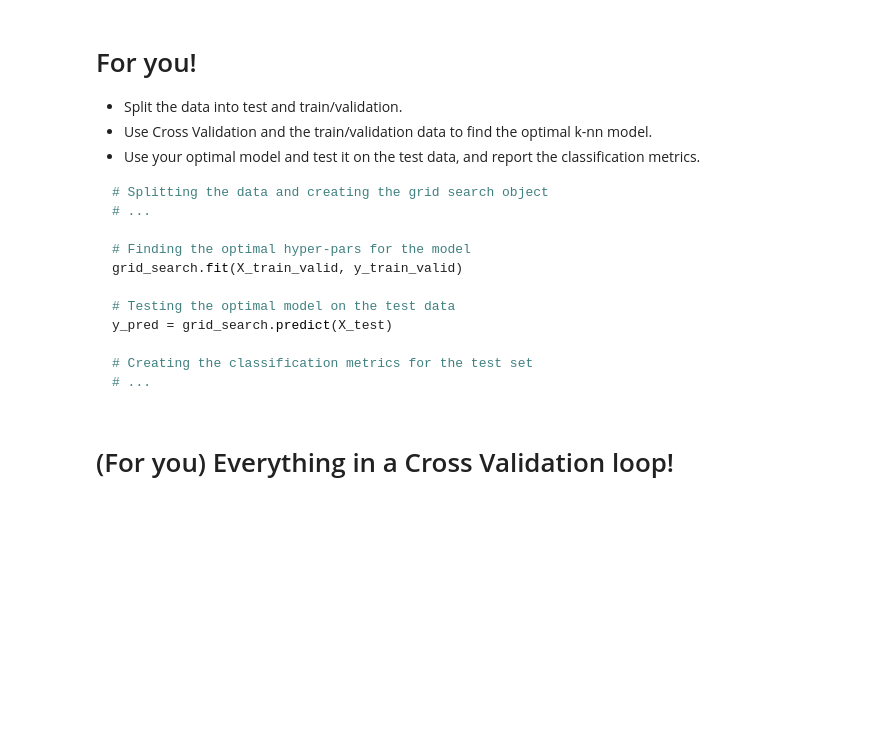
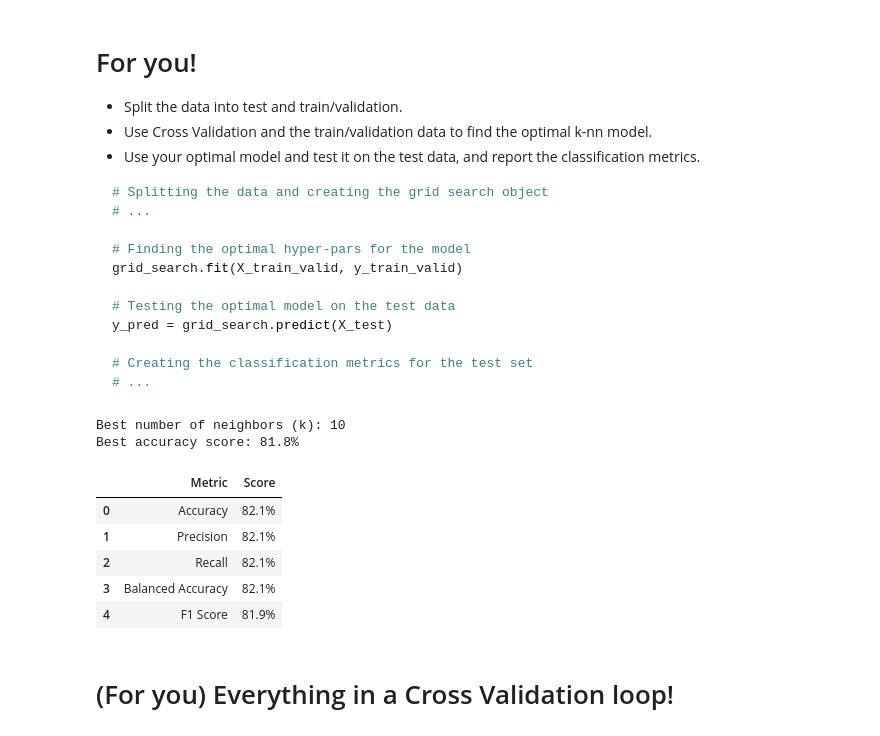
Before and after one commit to SCAI-Lab/ai_rehab_hc_2024, a Jupyter notebook: Tutorials/course_ai_rehab_hc_2024_tutorial_4.ipynb, the cells around one changed output. Saved outputs shown, nothing was run; the diff lists cells and outputs as text; code cells hidden in the pictures; blank space fills up the shorter version.

```diff
--- a/Tutorials/course_ai_rehab_hc_2024_tutorial_4.ipynb
+++ b/Tutorials/course_ai_rehab_hc_2024_tutorial_4.ipynb
@@ -584,33 +684,87 @@ y_pred = grid_search.predict(X_test)
 # %%
 # Implementing cross-validation with GridSearch for KNN hyperparameter tuning
 
 import numpy as np
 import pandas as pd
 from sklearn.datasets import make_classification
 from sklearn.model_selection import train_test_split, StratifiedKFold, GridSearchCV
 from sklearn.neighbors import KNeighborsClassifier
 from sklearn.metrics import accuracy_score, precision_score, recall_score, balanced_accuracy_score, f1_score
 
 # Create a synthetic dataset
 X, y = make_classification(n_samples=5000, n_features=20, n_informative=10, n_classes=5, n_clusters_per_class=2, flip_y=0, random_state=0)
 
 # Split the dataset into training, validation and test sets
 X_train_valid, X_test, y_train_valid, y_test = train_test_split(X, y, test_size=0.2, random_state=42)
 
 # Set up cross-validation with 5 splits
 cv = StratifiedKFold(n_splits=5, shuffle=True, random_state=0)
 
 # Define the parameter grid for KNeighborsClassifier (range of n_neighbors)
 param_grid = {'n_neighbors': [1, 3, 5, 7, 10, 12, 15, 40, 100]}
 
 # Initialize the KNN model
 knn = KNeighborsClassifier()
 
 # Set up the GridSearchCV
 grid_search = GridSearchCV(estimator=knn, param_grid=param_grid, cv=cv, scoring='accuracy', return_train_score=True)
 
 # Perform the grid search
 grid_search.fit(X_train_valid, y_train_valid)
+
+
+
+
+
+
+
+
+
+
+
+
+
+
+
+################################################################################
+# Get the best hyperparameters and corresponding score
+best_k = grid_search.best_params_['n_neighbors']
+best_score = grid_search.best_score_
+
+# Output results rounded and converted to percentage
+best_score_percent = round(best_score * 100, 1)
+print(f"Best number of neighbors (k): {best_k}")
+print(f"Best accuracy score: {best_score_percent}%")
+
+# Predicting the output for the test data
+y_pred = grid_search.predict(X_test)
+
+# Calculate classification metrics
+accuracy = accuracy_score(y_test, y_pred)
+precision = precision_score(y_test, y_pred, average='macro')
+recall = recall_score(y_test, y_pred, average='macro')
+balanced_accuracy = balanced_accuracy_score(y_test, y_pred)
+f1 = f1_score(y_test, y_pred, average='macro')
+
+# Compile all metrics into a DataFrame
+metrics_df = pd.DataFrame({
+    'Metric': ['Accuracy', 'Precision', 'Recall', 'Balanced Accuracy', 'F1 Score'],
+    'Score': [accuracy, precision, recall, balanced_accuracy, f1]
+})
+
+# Convert metrics to percentages and round to 1 decimal place
+metrics_df['Score'] = (metrics_df['Score'] * 100).round(1).astype(str) + '%'
+
+metrics_df
+# %% [output]
+Best number of neighbors (k): 10
+Best accuracy score: 81.8%
+|  | Metric | Score |
+| 0 | Accuracy | 82.1% |
+| 1 | Precision | 82.1% |
+| 2 | Recall | 82.1% |
+| 3 | Balanced Accuracy | 82.1% |
+| 4 | F1 Score | 81.9% |
 # %% [markdown]
 # (For you) Everything in a Cross Validation loop!
 # %%
```
Also changed, not shown: parts of 5 cells of this notebook.
